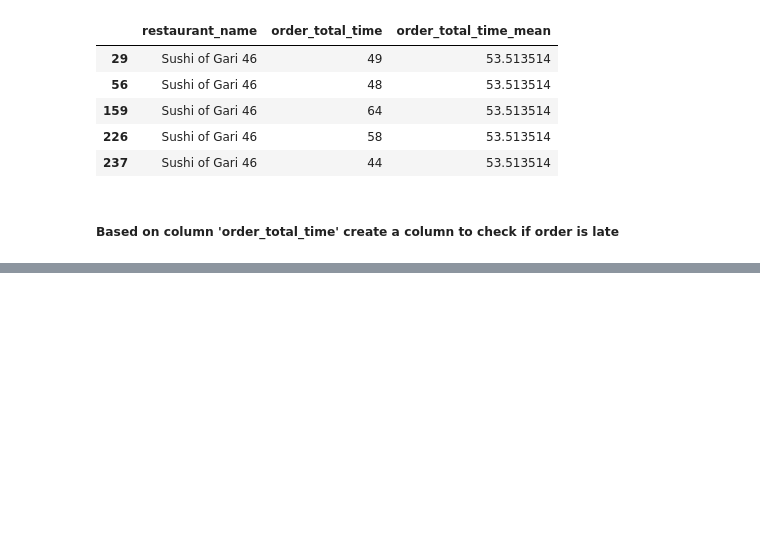
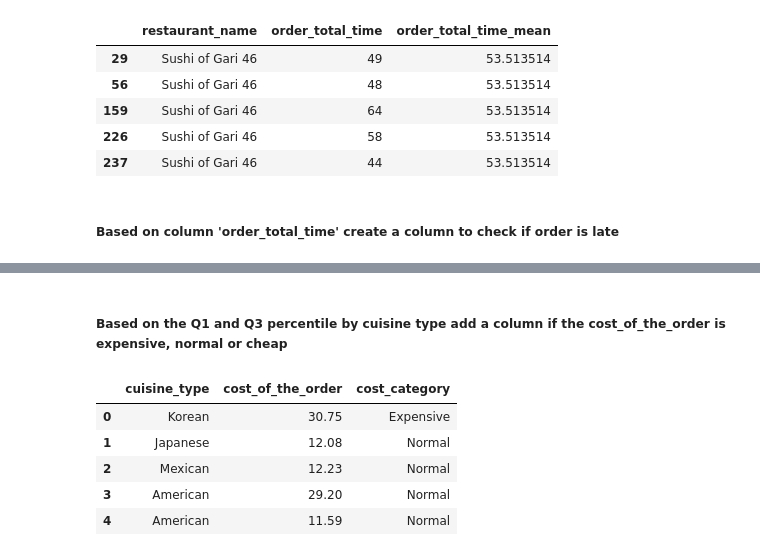
Before and after one commit to J3SSY-ANDU/Food-Delivery-Data-Analysis, a Jupyter notebook: notebooks/food_delivery_orders_eda.ipynb, the cells around one changed output, grey strips where cells are left out. Drawn from its saved outputs; the diff is of its cells as text; code cells hidden in the pictures; blank space fills up the shorter version.

```diff
--- a/notebooks/food_delivery_orders_eda.ipynb
+++ b/notebooks/food_delivery_orders_eda.ipynb
@@ -298,0 +309,32 @@ df[['restaurant_name', 'order_total_time', 'order_total_time_mean', 'order_is_la
+# %% [markdown]
+##### Based on the Q1 and Q3 percentile by cuisine type add a column if the cost_of_the_order is expensive, normal or cheap
+# %%
+# Calculate Q1, Q3, and IQR for each cuisine type
+Q1 = df.groupby('cuisine_type')['cost_of_the_order'].quantile(0.25)
+Q3 = df.groupby('cuisine_type')['cost_of_the_order'].quantile(0.75)
+IQR = Q3 - Q1
+
+# Merge quantiles and IQR back to the original dataframe
+df['Q1'] = df['cuisine_type'].map(Q1)
+df['Q3'] = df['cuisine_type'].map(Q3)
+df['IQR'] = df['cuisine_type'].map(IQR)
+
+# Calculate the lower and upper bounds for outliers based on IQR
+df['outliers_lower_bound'] = df['Q1'] - 1.5 * df['IQR']
+df['outliers_upper_bound'] = df['Q3'] + 1.5 * df['IQR']
+
+# Categorize the cost_of_the_order based on Q1 and Q3 values
+df['cost_category'] = df.apply(lambda row: 'Expensive' if row['cost_of_the_order'] > row['outliers_upper_bound'] else 'Normal' if row['cost_of_the_order'] > row['outliers_lower_bound'] else 'Cheap', axis=1)
+
+# Drop the Q1, Q3, and IQR columns as they are no longer needed
+df = df.drop(columns=['Q1', 'Q3', 'IQR'])
+
+# View the result
+df[['cuisine_type', 'cost_of_the_order', 'cost_category']].head()
+# %% [output]
+|  | cuisine_type | cost_of_the_order | cost_category |
+| 0 | Korean | 30.75 | Expensive |
+| 1 | Japanese | 12.08 | Normal |
+| 2 | Mexican | 12.23 | Normal |
+| 3 | American | 29.20 | Normal |
+| 4 | American | 11.59 | Normal |
```
Also changed, not shown: parts of 16 cells of this notebook.
